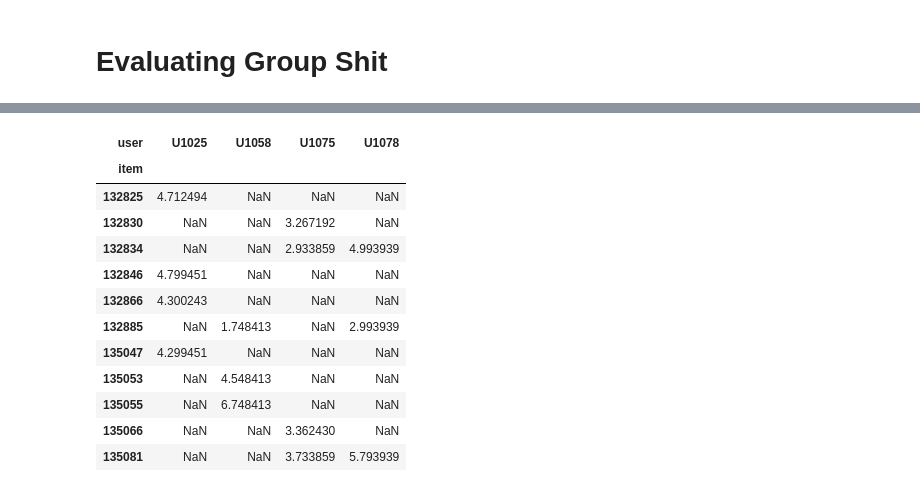
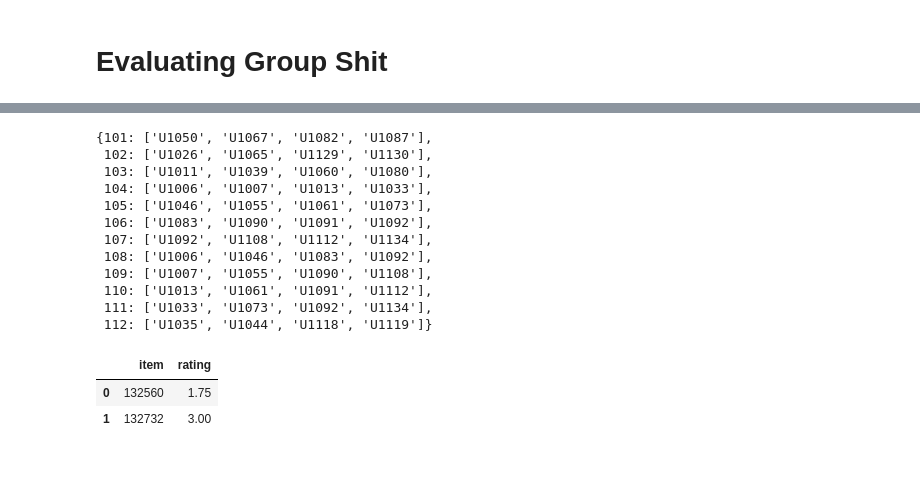
Before and after one commit to HusamAQ/RecSys_weRecommenaGrade10, a Jupyter notebook: notebooks/data_preprocessing.ipynb, the cells around one changed output, grey strips where cells are left out. Saved outputs shown, nothing was run; the diff lists cells and outputs as text; code cells hidden in the pictures; blank space fills up the shorter version.

Commit message:
Group Evaluations

```diff
--- a/notebooks/data_preprocessing.ipynb
+++ b/notebooks/data_preprocessing.ipynb
@@ -399,3 +422,14 @@ group_explanation(t2, group_size,thres)
+# %%
+test_set=pd.DataFrame(columns=simple_Ratings.columns)
+
+for item in Test_Set_Items_users.keys():
+    for user in Test_Set_Items_users[item]:
+        a = simple_Ratings[simple_Ratings['user'] == user]
+        b = a[a['item'] == item]
+        # display(b)
+        test_set=test_set.append(b)
+
+train_set=simple_Ratings.drop(test_set.index)
 # %%
 from lenskit.algorithms.bias import Bias
 from lenskit.batch import predict
@@ -435,49 +442,78 @@ for i in range(100):
+# %%
+
+sample_groups = {}
+i=100
+for g in Groups:
+    i=i+1
+    sample_groups[i] = g
+
+sample_groups
+# %% [output]
+{101: ['U1050', 'U1067', 'U1082', 'U1087'],
+ 102: ['U1026', 'U1065', 'U1129', 'U1130'],
+ 103: ['U1011', 'U1039', 'U1060', 'U1080'],
+ 104: ['U1006', 'U1007', 'U1013', 'U1033'],
+ 105: ['U1046', 'U1055', 'U1061', 'U1073'],
+ 106: ['U1083', 'U1090', 'U1091', 'U1092'],
+ 107: ['U1092', 'U1108', 'U1112', 'U1134'],
+ 108: ['U1006', 'U1046', 'U1083', 'U1092'],
+ 109: ['U1007', 'U1055', 'U1090', 'U1108'],
+ 110: ['U1013', 'U1061', 'U1091', 'U1112'],
+ 111: ['U1033', 'U1073', 'U1092', 'U1134'],
+ 112: ['U1035', 'U1044', 'U1118', 'U1119']}
 # %%
+predss = pd.DataFrame(columns=['user', 'item', 'rating', 'prediction'])
 for i in sample_groups.keys():
-    group=sample_groups[i]
+    group = sample_groups[i]
     ratings_t = pd.DataFrame(columns=['user', 'item', 'score'])
     ratings_p = pd.DataFrame(columns=['user', 'item', 'score'])
-    group_size = len(group.user)
-    for user in group.user:
+    group_size = len(group)
+    for user in group:
         # This here has to be the recommender algorithm, given a userID it returns recommendations with predicted ratings
-        temp = preds[preds.user==user]
+        temp = preds[preds.user == user]
         # display(temp)
         ratings_true = temp[['user', 'item', 'rating']]
         ratings_pred = temp[['user', 'item', 'prediction']]
 
         ratings_true = ratings_true.rename(columns={"rating": "score"})
         ratings_pred = ratings_pred.rename(columns={"prediction": "score"})
 
         ratings_t = ratings_t.append(ratings_true)
         ratings_p = ratings_p.append(ratings_pred)
 
     ratings_t = ratings_t.reset_index(drop=True)
     ratings_p = ratings_p.reset_index(drop=True)
 
-
-
     test, thres = average_without_misery(rat=ratings_t)
     test1, thres1 = average_without_misery(rat=ratings_p)
+
+    test= pd.merge(test, default_res_Profile, left_on='item', right_on='placeID')
+    test1 = pd.merge(test1, default_res_Profile, left_on='item', right_on='placeID')
+
+    test = test.rename(columns={"mean": "rating", "placeID": "item"})
+    test1 = test1.rename(columns={"mean": "prediction", "placeID": "item"})
+
+    test['user'] = i
+    test1['user'] = i
+
+    test=test[['item','rating']]
+    test1 = test1[['item', 'prediction']]
+
+    pred_temp = pd.merge(test, test1, left_on='item', right_on='item')
+
+    pred_temp['user'] = i
+    pred_temps=pred_temp[['user', 'item', 'rating', 'prediction']]
+    predss=predss.append(pred_temps)
     break
 
-ratings_p.pivot(index='item', columns='user', values='score')
+test
 
 # display(test)
 # t2 = pd.merge(test, default_res_Profile, left_on='item', right_on='placeID')
 # display(t2)
 # display(len(test))
 # thres
 # %% [output]
-| user | U1025 | U1058 | U1075 | U1078 |
-| item |  |  |  |  |
-| 132825 | 4.712494 | NaN | NaN | NaN |
-| 132830 | NaN | NaN | 3.267192 | NaN |
-| 132834 | NaN | NaN | 2.933859 | 4.993939 |
-| 132846 | 4.799451 | NaN | NaN | NaN |
-| 132866 | 4.300243 | NaN | NaN | NaN |
-| 132885 | NaN | 1.748413 | NaN | 2.993939 |
-| 135047 | 4.299451 | NaN | NaN | NaN |
-| 135053 | NaN | 4.548413 | NaN | NaN |
-| 135055 | NaN | 6.748413 | NaN | NaN |
-| 135066 | NaN | NaN | 3.362430 | NaN |
-| 135081 | NaN | NaN | 3.733859 | 5.793939 |
+|  | item | rating |
+| 0 | 132560 | 1.75 |
+| 1 | 132732 | 3.00 |
```
Also changed, not shown: parts of 13 cells of this notebook.
